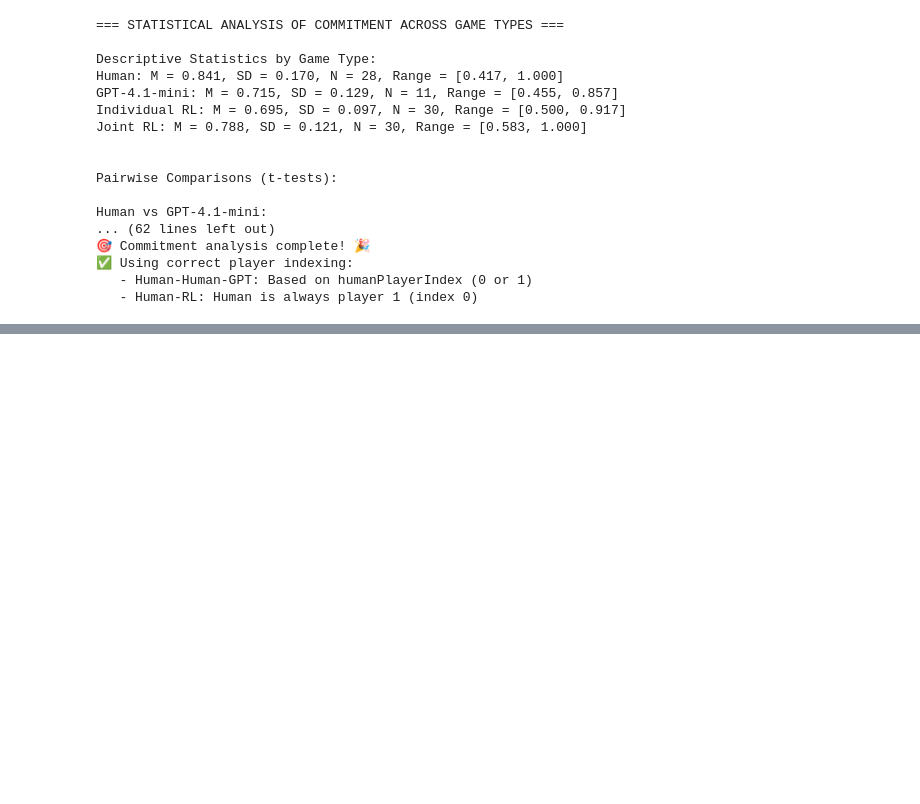
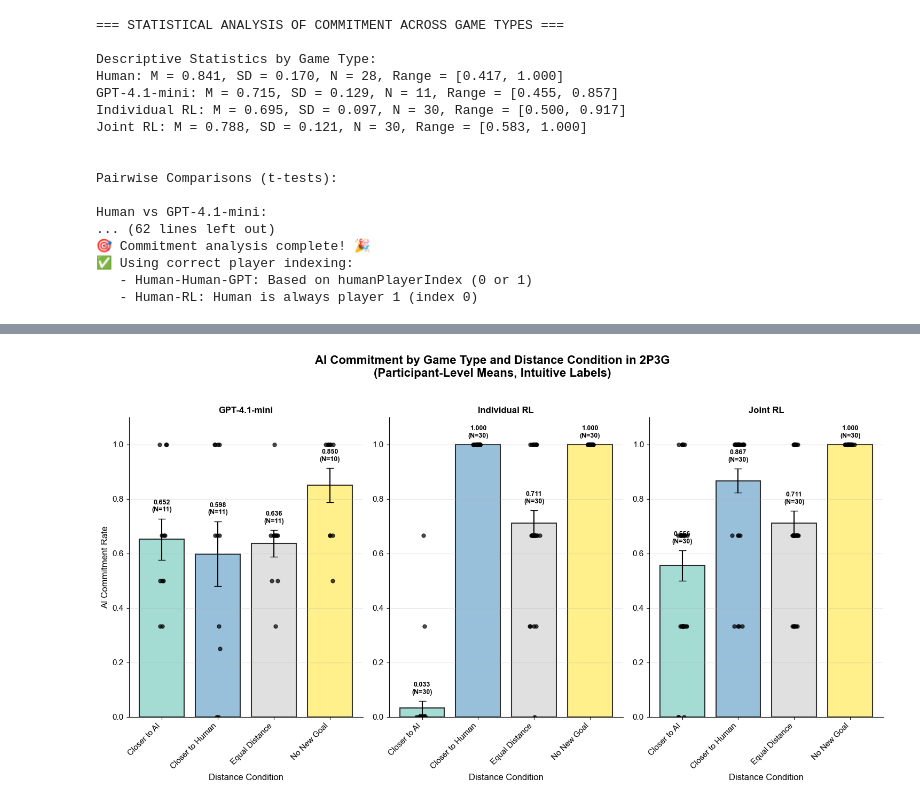
Before and after one commit to Cog-Games/MultiPlayerGridGame, a Jupyter notebook: dataAnalysis/merged_collaboration_analysis_complete.ipynb, the cells around one changed output, grey strips where cells are left out. Drawn from its saved outputs; the diff is of its cells as text; code cells hidden in the pictures; blank space fills up the shorter version.

```diff
--- a/dataAnalysis/merged_collaboration_analysis_complete.ipynb
+++ b/dataAnalysis/merged_collaboration_analysis_complete.ipynb
@@ -2625,0 +3269,79 @@ Human vs GPT-4.1-mini:
+# %%
+if 'ai_commitment_data' in locals() and not ai_commitment_data.empty:
+    ai_participant_distance_commitment = ai_commitment_data.groupby([
+        'participant_id', 'game_type', 'distanceCondition'
+    ])['ai_commitment'].mean().reset_index()
+    ai_participant_distance_commitment['ai_commitment_rate'] = ai_participant_distance_commitment['ai_commitment']
+
+    ai_game_types = ['gpt-4.1-mini', 'individual_rl', 'joint_rl']
+    ai_game_labels = ['GPT-4.1-mini', 'Individual RL', 'Joint RL']
+    available_ai_types = [gt for gt in ai_game_types if gt in ai_participant_distance_commitment['game_type'].values]
+
+    distance_order = ['closer_to_AI', 'closer_to_human', 'equal_to_both', 'no_new_goal']
+    unique_conditions = list(ai_participant_distance_commitment['distanceCondition'].dropna().unique())
+    distance_conditions = [d for d in distance_order if d in unique_conditions]
+    distance_colors = plt.cm.Set3(np.linspace(0, 1, len(distance_conditions)))
+
+    fig, axes = plt.subplots(1, len(available_ai_types), figsize=(5 * len(available_ai_types), 8))
+    if len(available_ai_types) == 1:
+        axes = [axes]
+
+    for i, game_type in enumerate(available_ai_types):
+        ax = axes[i]
+        game_label = ai_game_labels[ai_game_types.index(game_type)]
+        game_data = ai_participant_distance_commitment[ai_participant_distance_commitment['game_type'] == game_type]
+
+        plot_data, plot_errors, plot_labels, plot_ns, plot_colors = [], [], [], [], []
+        for j, distance_condition in enumerate(distance_conditions):
+            condition_data = game_data[game_data['distanceCondition'] == distance_condition]['ai_commitment_rate']
+            if len(condition_data) > 0:
+                plot_data.append(condition_data.mean())
+                plot_errors.append(condition_data.std() / np.sqrt(len(condition_data)))
+                plot_ns.append(len(condition_data))
+                if pd.isna(distance_condition) or distance_condition == 'nan':
+                    label = 'No Goal'
+                elif distance_condition == 'no_new_goal':
+                    label = 'No New Goal'
+                elif distance_condition == 'closer_to_human':
+                    label = 'Closer to Human'
+                elif distance_condition == 'closer_to_AI':
+                    label = 'Closer to AI'
+                elif distance_condition == 'equal_to_both':
+                    label = 'Equal Distance'
+                elif distance_condition == 'farther_to_human':
+                    label = 'Farther from Human'
+                else:
+                    label = str(distance_condition)
+                plot_labels.append(label)
+                plot_colors.append(distance_colors[j])
+
+        if plot_data:
+            bars = ax.bar(range(len(plot_labels)), plot_data, yerr=plot_errors, capsize=5,
+                          alpha=0.8, color=plot_colors, edgecolor='black', linewidth=1.5)
+            ax.set_xticks(range(len(plot_labels)))
+            ax.set_xticklabels(plot_labels, rotation=45, ha='right')
+            for j, distance_condition in enumerate(distance_conditions):
+                condition_data = game_data[game_data['distanceCondition'] == distance_condition]['ai_commitment_rate']
+                if len(condition_data) > 0:
+                    x_positions = np.random.normal(j, 0.04, size=len(condition_data))
+                    ax.scatter(x_positions, condition_data, color='black', alpha=0.7, s=25, zorder=3)
+            for bar, mean_val, error_val, n in zip(bars, plot_data, plot_errors, plot_ns):
+                ax.text(bar.get_x() + bar.get_width()/2., mean_val + error_val + 0.02,
+                        f'{mean_val:.3f}\n(N={n})', ha='center', va='bottom', fontweight='bold', fontsize=9)
+            ax.set_title(f'{game_label}', fontweight='bold', fontsize=12)
+            ax.set_ylabel('AI Commitment Rate' if i == 0 else '')
+            ax.set_xlabel('Distance Condition')
+            ax.set_ylim(0, 1.1)
+            ax.grid(True, alpha=0.3, axis='y')
+            ax.spines['top'].set_visible(False)
+            ax.spines['right'].set_visible(False)
+        else:
+            ax.set_title(f'{game_label}\n(No Data)', fontweight='bold')
+            ax.set_visible(False)
+
+    plt.suptitle('AI Commitment by Game Type and Distance Condition in 2P3G\n(Participant-Level Means, Intuitive Labels)', fontsize=16, fontweight='bold', y=1.02)
+    plt.tight_layout()
+    plt.savefig('merged_ai_commitment_by_distance_condition_2p3g.png', dpi=300, bbox_inches='tight')
+    plt.show()
+# %% [output]
+[figure, added]
```
Also changed, not shown: parts of 16 cells of this notebook, 15 other files.
